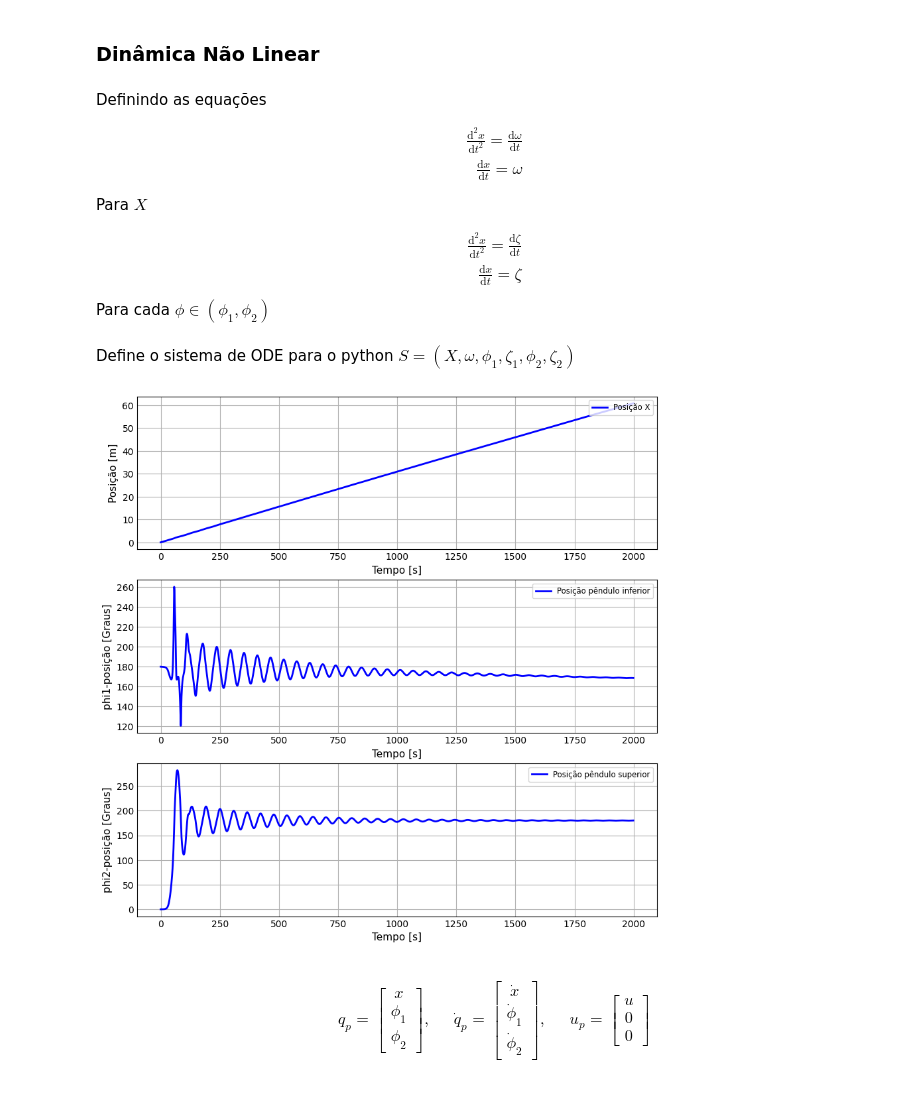
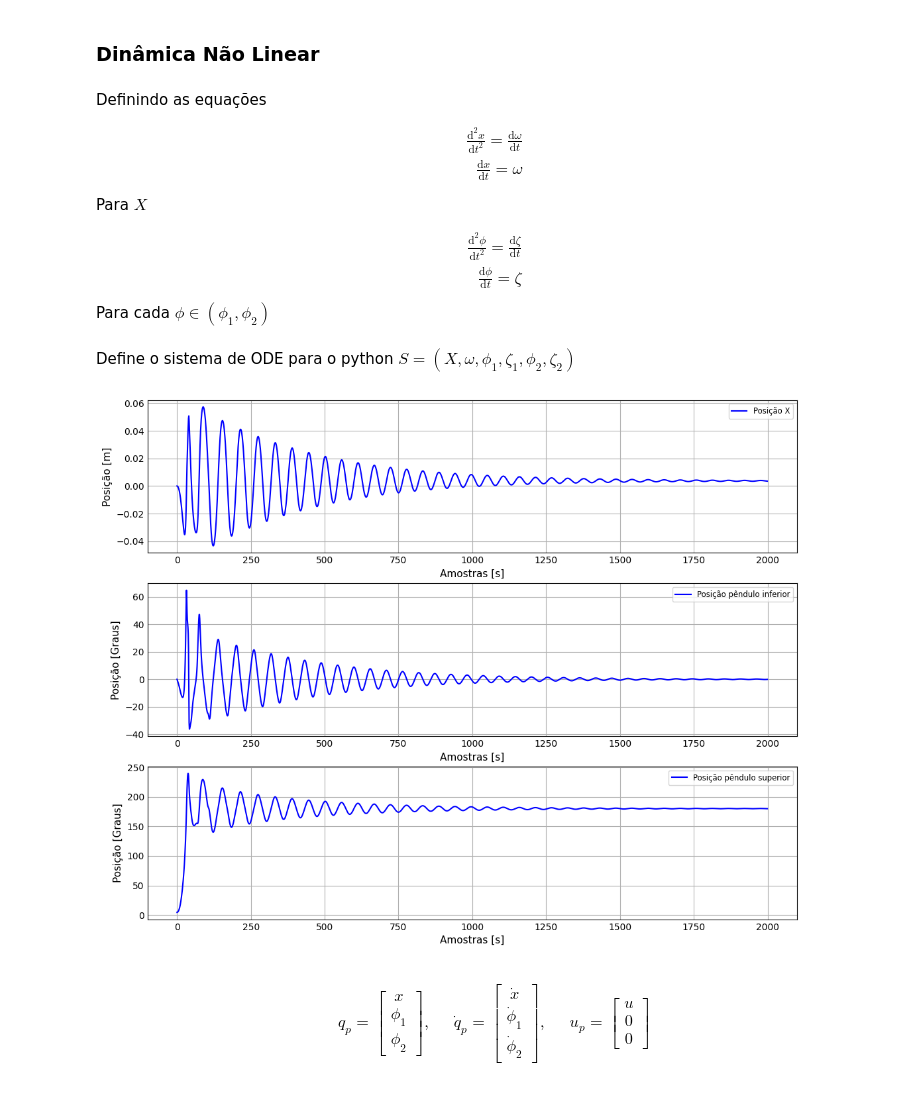
Before and after one commit to thebrendonbarbosa/Projeto_TCC_DPI_Thalyson, a Jupyter notebook: scripts/modelagem_sistema_duplo_pêndulo.ipynb, the cells around one changed output. Drawn from its saved outputs; the diff is of its cells as text; code cells hidden in the pictures.

```diff
--- a/scripts/modelagem_sistema_duplo_pêndulo.ipynb
+++ b/scripts/modelagem_sistema_duplo_pêndulo.ipynb
@@ -120,8 +119,8 @@ Para $X$
 
 $$
 \begin{align}
-\frac{\mathrm{d} ^2 x}{\mathrm{d} t^2} = \frac{\mathrm{d} \zeta }{\mathrm{d} t} \\
-\frac{\mathrm{d} x }{\mathrm{d} t} = \zeta
+\frac{\mathrm{d} ^2 \phi}{\mathrm{d} t^2} = \frac{\mathrm{d} \zeta }{\mathrm{d} t} \\
+\frac{\mathrm{d} \phi }{\mathrm{d} t} = \zeta
 \end{align}
 $$
 Para cada $\phi\in (\phi_1, \phi_2)$
@@ -150,7 +149,8 @@ def dSdt(S, t):
         dz2dt_f(t, M, m1, m2, g, J1, J2, l1, l2, f0, f1, f2, u, x, phi1, phi2, o1, z1, z2),
     ]
 # %%
-t = np.linspace(0, 20, 2000)
+# t = np.linspace(0, 20, 2000)
+t = np.arange(0,20,0.01)
 M=1
 m1=1
 m2=1
@@ -163,33 +163,34 @@ g=9.81
 f0=0.01
 f1=0.007
 f2=0.007
-soluODE = odeint(dSdt, y0=[0, 3.14,0, 0, 0,0], t=t)
+soluODE = odeint(dSdt, y0=[0, 0.0, 0.08, 0, 0,0], t=t)
 # %%
-plt.figure(figsize=(8,8))
+plt.style.use('_mpl-gallery')
+plt.figure(figsize=(10,8))
 plt.subplot(3,1,1)
-plt.plot(soluODE.T[0],'b',linewidth=2,label='Posição X')
-plt.xlabel('Tempo [s]',fontsize=11)
+plt.plot(soluODE.T[0],'b',linewidth=1.5,label='Posição X')
+plt.xlabel('Amostras [s]',fontsize=11)
 plt.ylabel('Posição [m]',fontsize=11)
 plt.grid(True)
 plt.legend(loc='upper right',fontsize='small')
 
 plt.subplot(3,1,2)
-plt.plot(soluODE.T[1]*180/np.pi,'b',linewidth=2,label='Posição pêndulo inferior')
-plt.xlabel('Tempo [s]',fontsize=11)
-plt.ylabel('phi1-posição [Graus]',fontsize=11)
+plt.plot(soluODE.T[1]*180/np.pi,'b',linewidth=1.5,label='Posição pêndulo inferior')
+plt.xlabel('Amostras [s]',fontsize=11)
+plt.ylabel('Posição [Graus]',fontsize=11)
 plt.grid(True)
 plt.legend(loc='upper right',fontsize='small')
 
 plt.subplot(3,1,3)
-plt.plot(soluODE.T[2]*180/np.pi,'b',linewidth=2,label='Posição pêndulo superior')
-plt.xlabel('Tempo [s]',fontsize=11)
-plt.ylabel('phi2-posição [Graus]',fontsize=11)
+plt.plot(soluODE.T[2]*180/np.pi,'b',linewidth=1.5,label='Posição pêndulo superior')
+plt.xlabel('Amostras [s]',fontsize=11)
+plt.ylabel('Posição [Graus]',fontsize=11)
 plt.grid(True)
 plt.legend(loc='upper right',fontsize='small')
 
 plt.show()
 # %% [output]
-[figure, old version]
+[figure, new version]
 # %% [markdown]
 $$
 \begin{align}
```
Also changed, not shown: parts of 23 cells of this notebook, 1 other file.
